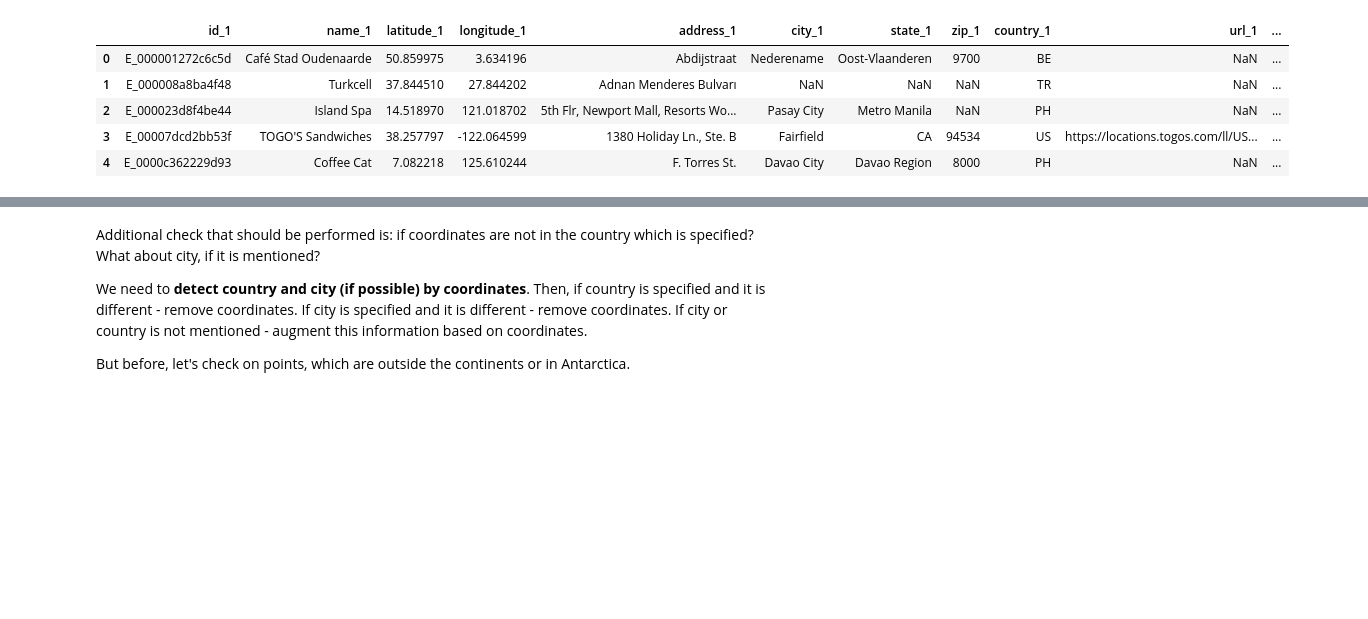
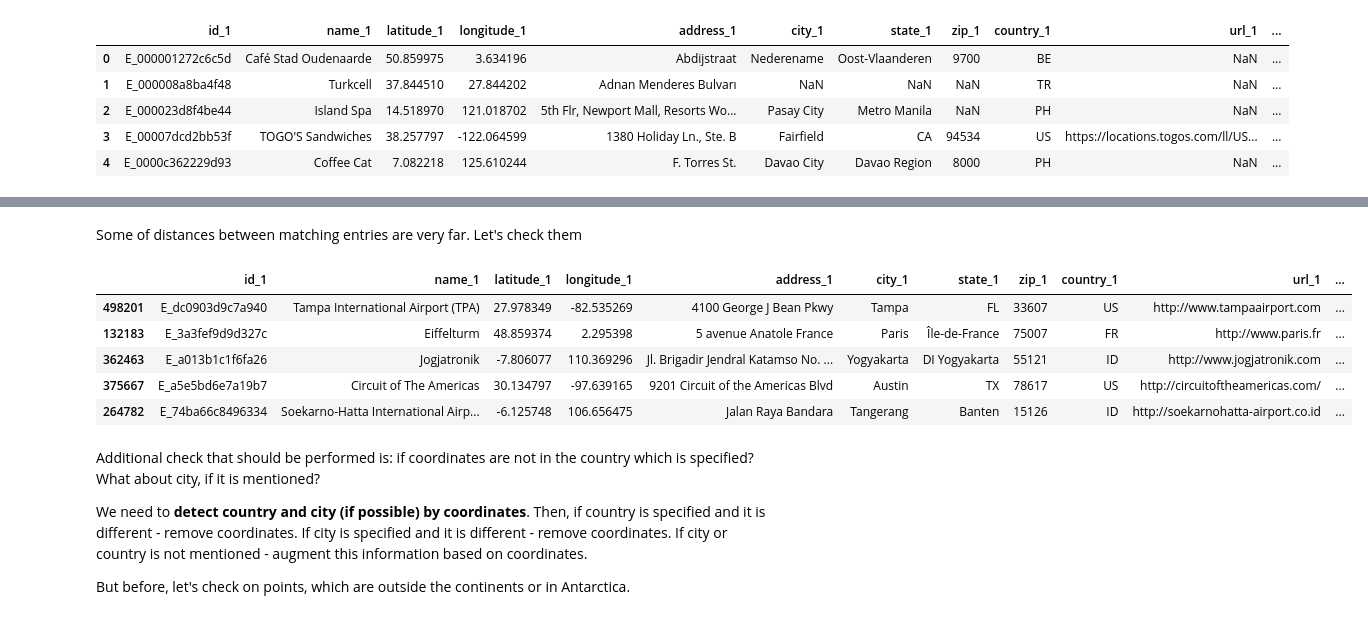
Before and after one commit to ParalogyX/Foursquare_Location_Matching, a Jupyter notebook: first_notebook.ipynb, the cells around one changed output, grey strips where cells are left out. Drawn from its saved outputs; the diff is of its cells as text; code cells hidden in the pictures; blank space fills up the shorter version.

Commit message:
geo distances check

```diff
--- a/first_notebook.ipynb
+++ b/first_notebook.ipynb
@@ -781,3 +806,14 @@ df_pairs.head()
+# %% [markdown]
+Some of distances between matching entries are very far. Let's check them
+# %%
+df_pairs[df_pairs['match']].sort_values(by='distance', ascending=False).head()
+# %% [output]
+|  | id_1 | name_1 | latitude_1 | longitude_1 | address_1 | city_1 | state_1 | zip_1 | country_1 | url_1 | ... |
+| 498201 | E_dc0903d9c7a940 | Tampa International Airport (TPA) | 27.978349 | -82.535269 | 4100 George J Bean Pkwy | Tampa | FL | 33607 | US | http://www.tampaairport.com | ... |
+| 132183 | E_3a3fef9d9d327c | Eiffelturm | 48.859374 | 2.295398 | 5 avenue Anatole France | Paris | Île-de-France | 75007 | FR | http://www.paris.fr | ... |
+| 362463 | E_a013b1c1f6fa26 | Jogjatronik | -7.806077 | 110.369296 | Jl. Brigadir Jendral Katamso No. ... | Yogyakarta | DI Yogyakarta | 55121 | ID | http://www.jogjatronik.com | ... |
+| 375667 | E_a5e5bd6e7a19b7 | Circuit of The Americas | 30.134797 | -97.639165 | 9201 Circuit of the Americas Blvd | Austin | TX | 78617 | US | http://circuitoftheamericas.com/ | ... |
+| 264782 | E_74ba66c8496334 | Soekarno-Hatta International Airp... | -6.125748 | 106.656475 | Jalan Raya Bandara | Tangerang | Banten | 15126 | ID | http://soekarnohatta-airport.co.id | ... |
 # %% [markdown]
 Additional check that should be performed is: if coordinates are not in the country which is specified? What about city, if it is mentioned?
 
```
Also changed, not shown: parts of 7 cells of this notebook.
